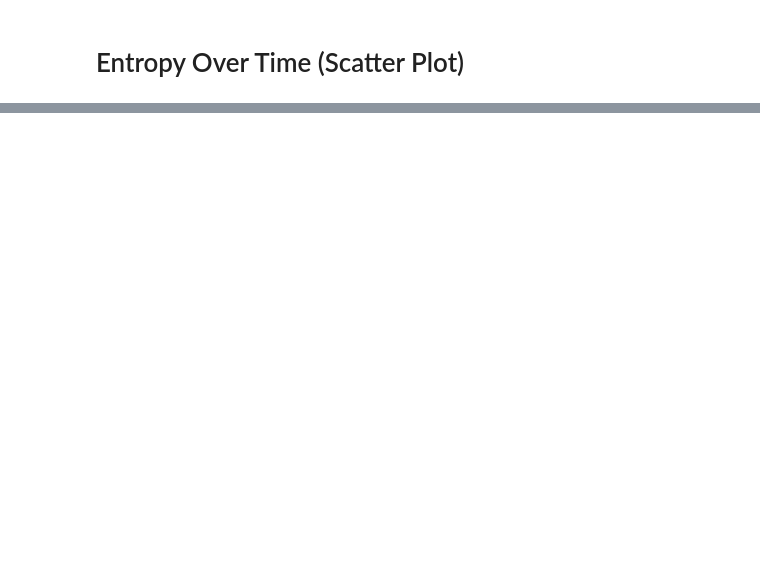
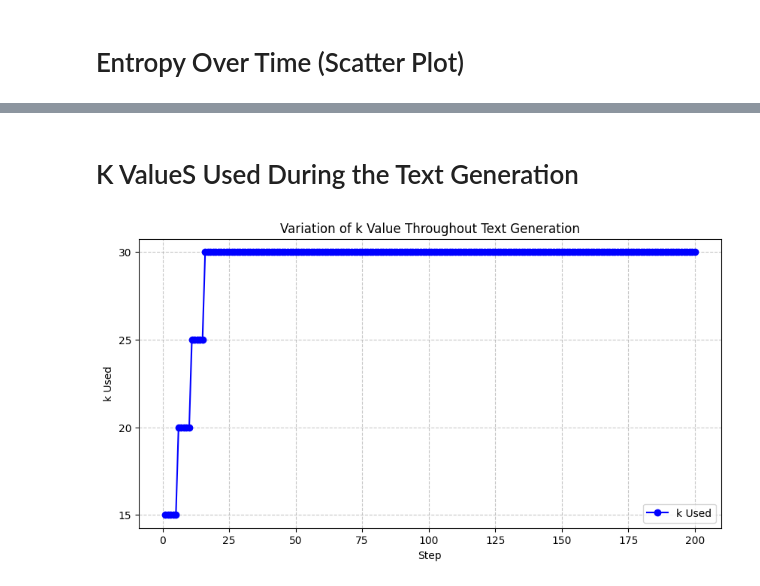
Before and after one commit to DiogoSilva1904/TAI_LB1, a Jupyter notebook: visualizations.ipynb, the cells around one changed output, grey strips where cells are left out. Drawn from its saved outputs; the diff is of its cells as text; code cells hidden in the pictures; blank space fills up the shorter version.

```diff
--- a/visualizations.ipynb
+++ b/visualizations.ipynb
@@ -26,0 +27,25 @@ plt.show()
+# %% [markdown]
+# K ValueS Used During the Text Generation
+# %%
+import matplotlib.pyplot as plt
+import pandas as pd
+
+# Load the CSV file
+df = pd.read_csv("k_values.csv")
+
+# Plot the graph
+plt.figure(figsize=(10, 5))
+plt.plot(df["Step"], df["k_used"], marker='o', linestyle='-', color='b', label="k Used")
+
+# Labels and title
+plt.xlabel("Step")
+plt.ylabel("k Used")
+plt.title("Variation of k Value Throughout Text Generation")
+plt.yticks(sorted(df["k_used"].unique()))
+plt.grid(True, linestyle="--", alpha=0.7)
+plt.legend()
+
+# Show the plot
+plt.show()
+# %% [output]
+[figure, added]
```
Also changed, not shown: parts of 1 cell of this notebook, 2 other files.
